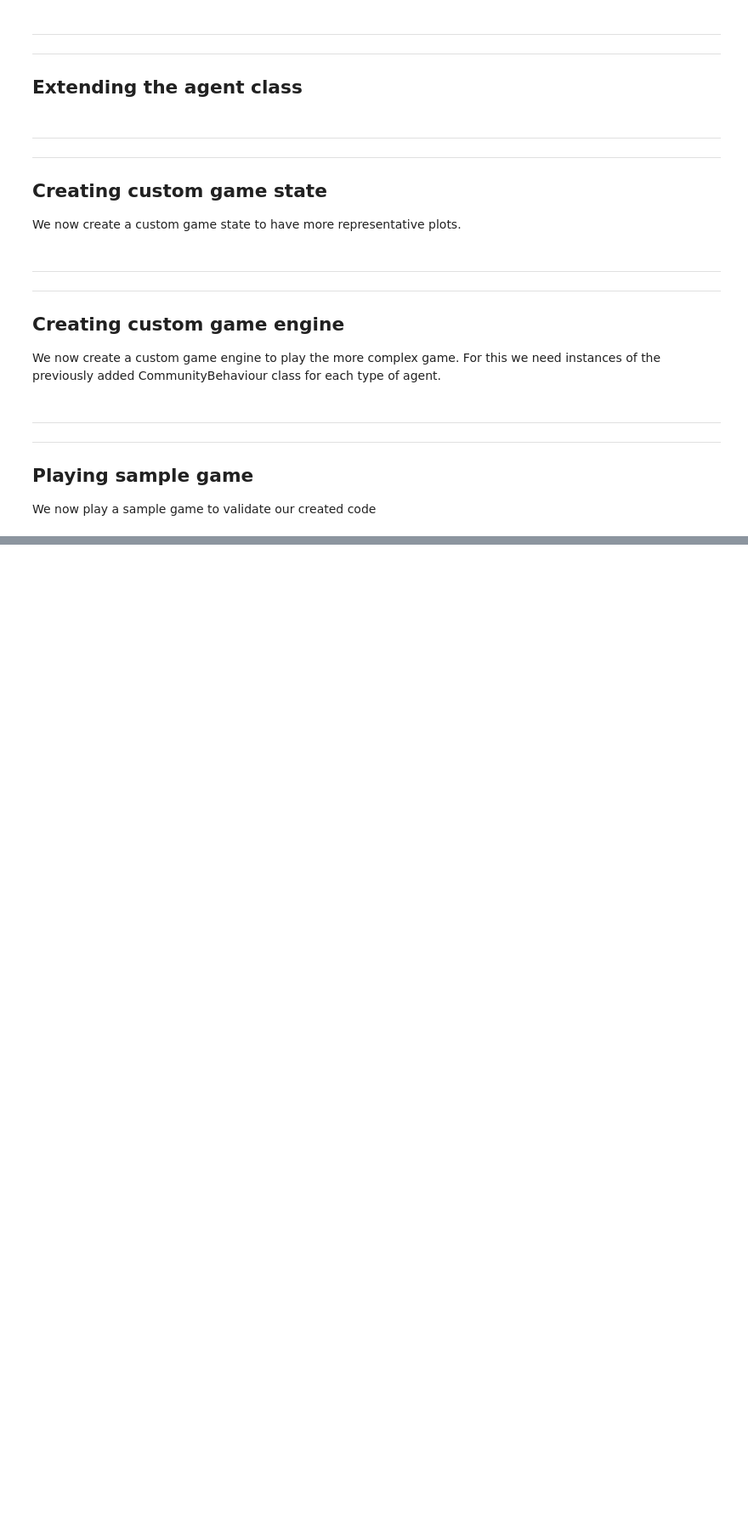
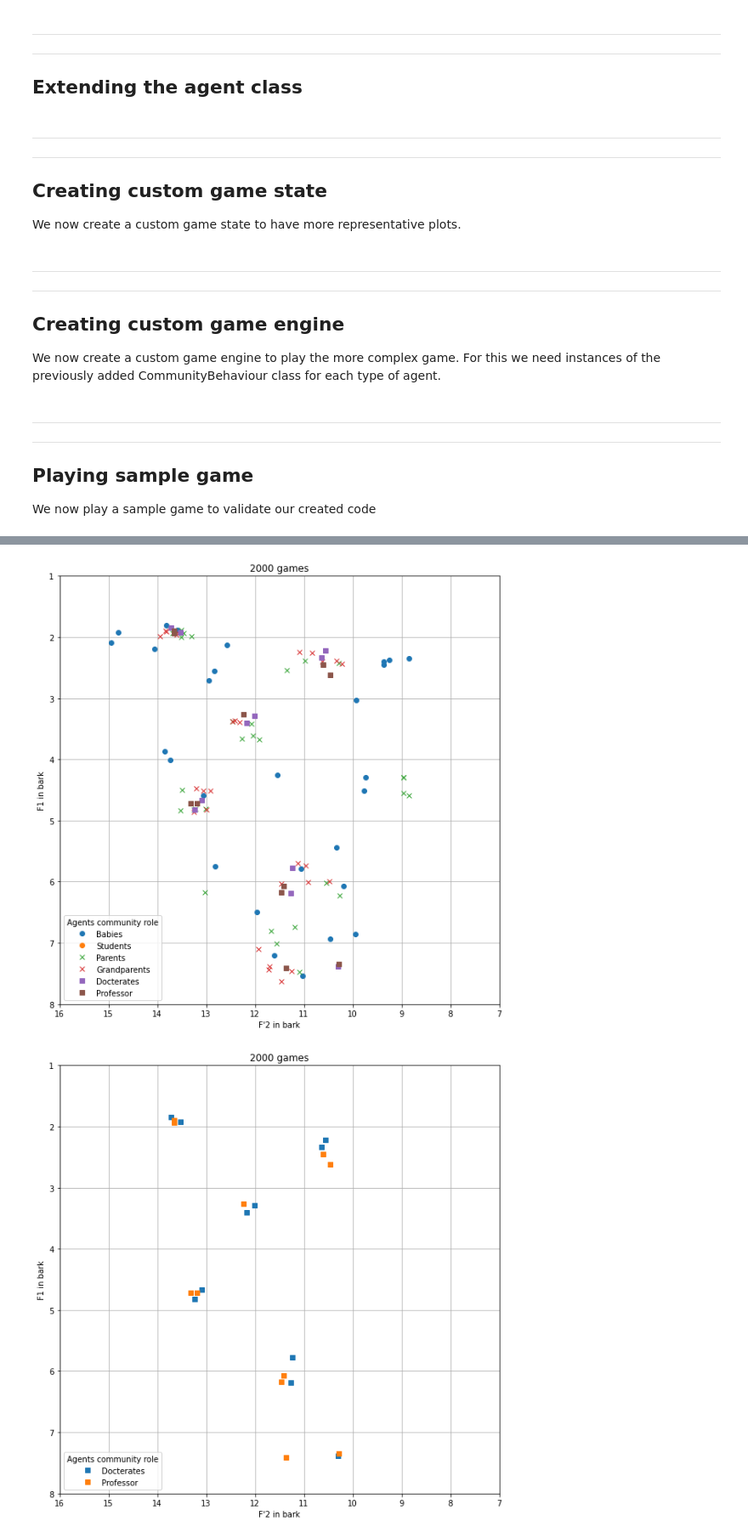
Before and after one commit to pikawika/VUB-EoS-project, a Jupyter notebook: code/notebooks/4_adding_small_communities.ipynb, the cells around one changed output, grey strips where cells are left out. Shown: that part at 85% size. Drawn from its saved outputs; the diff is of its cells as text; code cells hidden in the pictures; blank space fills up the shorter version.

Commit message:
Relatively OK working logic

```diff
--- a/code/notebooks/4_adding_small_communities.ipynb
+++ b/code/notebooks/4_adding_small_communities.ipynb
@@ -92,14 +92,17 @@ To represent the influence and other community based parameters for an agent we
 # %%
 class CommunityBehaviour():
     """This is a class used to represent the innfluence and other community based parameters for an agent."""
-    def __init__(self, new_sound_prob: float, phoneme_step_size_dictionary: float,
+    def __init__(self, new_sound_prob: float, phoneme_step_size: float, influence_dictionary: float,
                  synthesizer: Synthesizer, influential_agent_types: list):
         """Creates a CommunityBehaviour instance."""
         # Chance of adding new random vowel
         self.new_sound_prob = new_sound_prob;
 
         # Step size control
-        self.phoneme_step_size_dictionary = phoneme_step_size_dictionary;
+        self.phoneme_step_size = phoneme_step_size;
+
+        # Influence of specific roles
+        self.influence_dictionary = influence_dictionary
 
         # Noise control
         self.synthesizer = synthesizer;
@@ -142,9 +145,6 @@ class CommunityAgent(Agent):
     # Prepare for the current game
     def prepare_current_game(self, oponent_role: CommunityRole):
         """Prepare parameters to reflect oponent of current game."""
-        # Step size dependent on oponent
-        self.phoneme_step_size = self.community_behaviour.phoneme_step_size_dictionary[oponent_role];
-
         # Save role of oponent for game
         self.oponent_role = oponent_role;
 
@@ -161,6 +161,14 @@ class CommunityAgent(Agent):
             print(f"{self.name}: update my role and behaviour to reflect {new_role.name}.");
 
 
+    # Edit so that we perform multiple loops based on influence
+    def improve_sound(self, original_sound: Sound, goal_utterance: Utterance):
+        """Returns improved original sound which is more like the goal sound.
+        Considers all permutations of phoneme using phoneme_step_size and loops corresponding to oponent influence"""
+        for _ in range(self.community_behaviour.influence_dictionary[self.oponent_role]):
+            result = super().improve_sound(original_sound, goal_utterance);
+
+        return result;
 
     # Edit so that we only change our vowel repetoire if we "care about" the oponent
     def process_non_verbal_imitation_confirmation(self, was_success):
@@ -346,6 +452,7 @@ class CommunityGameEngine:
                                            bark_operator= bark_operator,
                                            community_role = community_role,
                                            logger = False,
+                                           phoneme_step_size = community_behaviours[community_role].phoneme_step_size,
                                            community_behaviour = community_behaviours[community_role],
                                            sound_threshold_game= agent_sound_threshold_game,
                                            sound_threshold_agent= agent_sound_threshold_self,
@@ -451,7 +558,6 @@ class CommunityGameEngine:
                                                          new_behaviour = self.community_behaviours[CommunityRole.STUDENT]);
 
             # Check if full aging round (every category shifts one ladder up)
-            # TODO: change for new logic
             if i % self.category_age_width == 0 and i != 0:
                 # TODO: remove
                 print(f"Round {i}: shift everyone up");
@@ -615,0 +725,7 @@ for game_state in results:
+# %%
+results[-1].plot();
+results[-1].plot_highly_schooled();
+results[-1].plot_regular_schooled();
+# %% [output]
+[figure, added]
+[figure, added]
```
Also changed, not shown: parts of 8 cells of this notebook.
